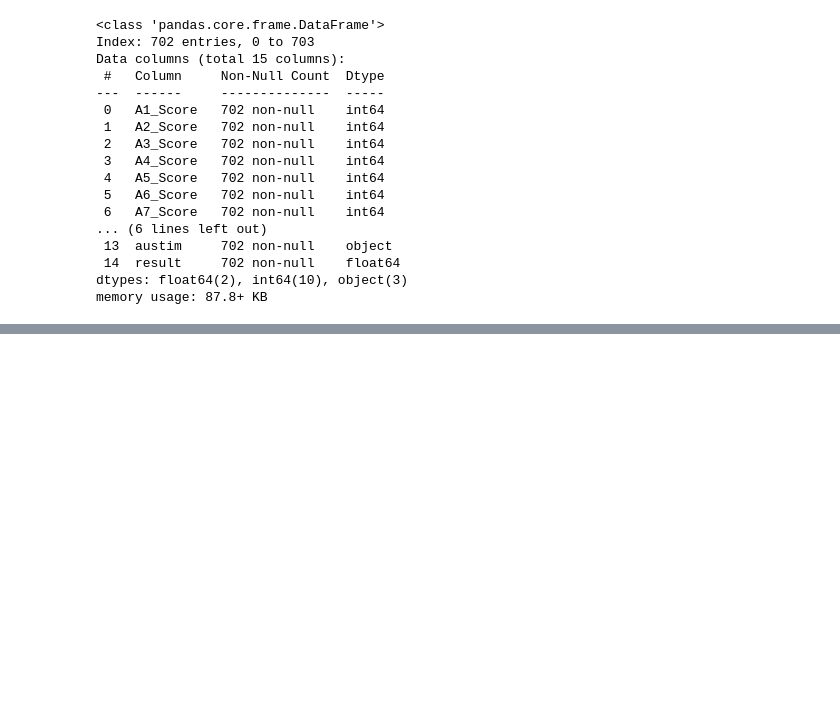
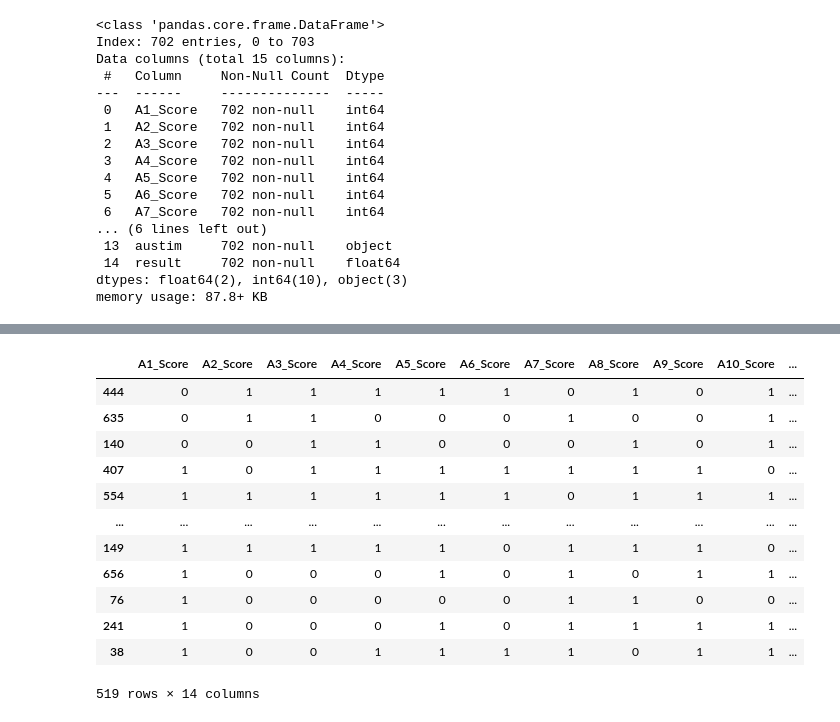
Before and after one commit to Rickisterr/Autism-Prediction, a Jupyter notebook: Autism Prediction Model/Prediction Model Build/Prediction_Model.ipynb, the cells around one changed output, grey strips where cells are left out. Saved outputs shown, nothing was run; the diff lists cells and outputs as text; code cells hidden in the pictures; blank space fills up the shorter version.

```diff
--- a/Autism Prediction Model/Prediction Model Build/Prediction_Model.ipynb
+++ b/Autism Prediction Model/Prediction Model Build/Prediction_Model.ipynb
@@ -112,0 +163,7 @@ memory usage: 87.8+ KB
+# %%
+# Encoding gender, jundice and austim data columns
+LE = LabelEncoder()
+dataF['gender'] = LE.fit_transform(dataF['gender'])
+dataF['jundice'] = LE.fit_transform(dataF['jundice'])
+dataF['austim'] = LE.fit_transform(dataF['austim'])
+dataF.head()
@@ -112,0 +177,5 @@ memory usage: 87.8+ KB
+# %%
+# Feature scaling age and result to be between 0 and 1 to fit the rest of the binary data
+MMScale = MinMaxScaler()
+dataF[['age', 'result']] = MMScale.fit_transform(dataF[['age', 'result']])
+dataF.head()
@@ -112,0 +189,7 @@ memory usage: 87.8+ KB
+# %%
+# Splitting into independent and dependent sets
+indep = dataF.drop(columns=['austim'], axis='columns')
+dep = dataF['austim']
+
+# Independent set
+indep
@@ -112,0 +226,18 @@ memory usage: 87.8+ KB
+# %%
+# Splitting into training and testing datasets
+x_train, x_test, y_train, y_test = train_test_split(indep, dep, test_size=0.25, random_state=1)
+x_train
+# %% [output]
+|  | A1_Score | A2_Score | A3_Score | A4_Score | A5_Score | A6_Score | A7_Score | A8_Score | A9_Score | A10_Score | ... |
+| 444 | 0 | 1 | 1 | 1 | 1 | 1 | 0 | 1 | 0 | 1 | ... |
+| 635 | 0 | 1 | 1 | 0 | 0 | 0 | 1 | 0 | 0 | 1 | ... |
+| 140 | 0 | 0 | 1 | 1 | 0 | 0 | 0 | 1 | 0 | 1 | ... |
+| 407 | 1 | 0 | 1 | 1 | 1 | 1 | 1 | 1 | 1 | 0 | ... |
+| 554 | 1 | 1 | 1 | 1 | 1 | 1 | 0 | 1 | 1 | 1 | ... |
+| ... | ... | ... | ... | ... | ... | ... | ... | ... | ... | ... | ... |
+| 149 | 1 | 1 | 1 | 1 | 1 | 0 | 1 | 1 | 1 | 0 | ... |
+| 656 | 1 | 0 | 0 | 0 | 1 | 0 | 1 | 0 | 1 | 1 | ... |
+| 76 | 1 | 0 | 0 | 0 | 0 | 0 | 1 | 1 | 0 | 0 | ... |
+| 241 | 1 | 0 | 0 | 0 | 1 | 0 | 1 | 1 | 1 | 1 | ... |
+| 38 | 1 | 0 | 0 | 1 | 1 | 1 | 1 | 0 | 1 | 1 | ... |
+519 rows × 14 columns
```
Also changed, not shown: parts of 14 cells of this notebook.
